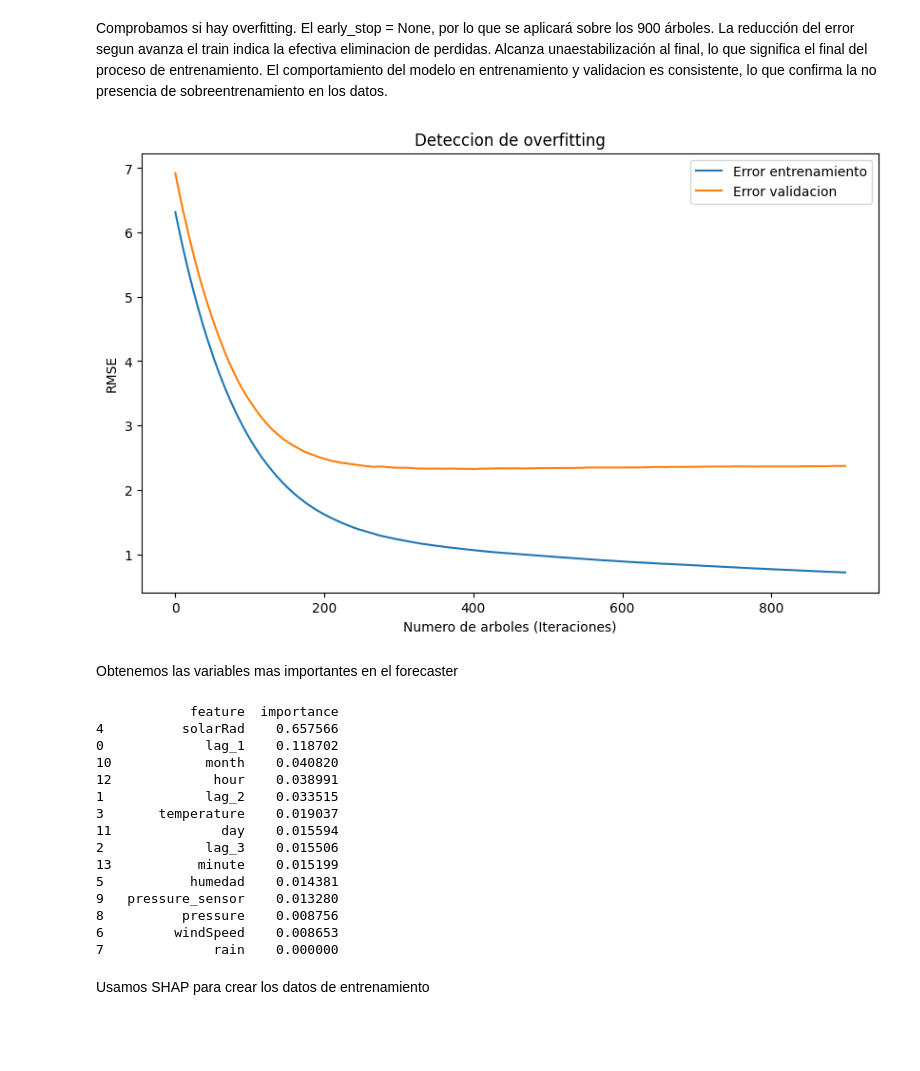
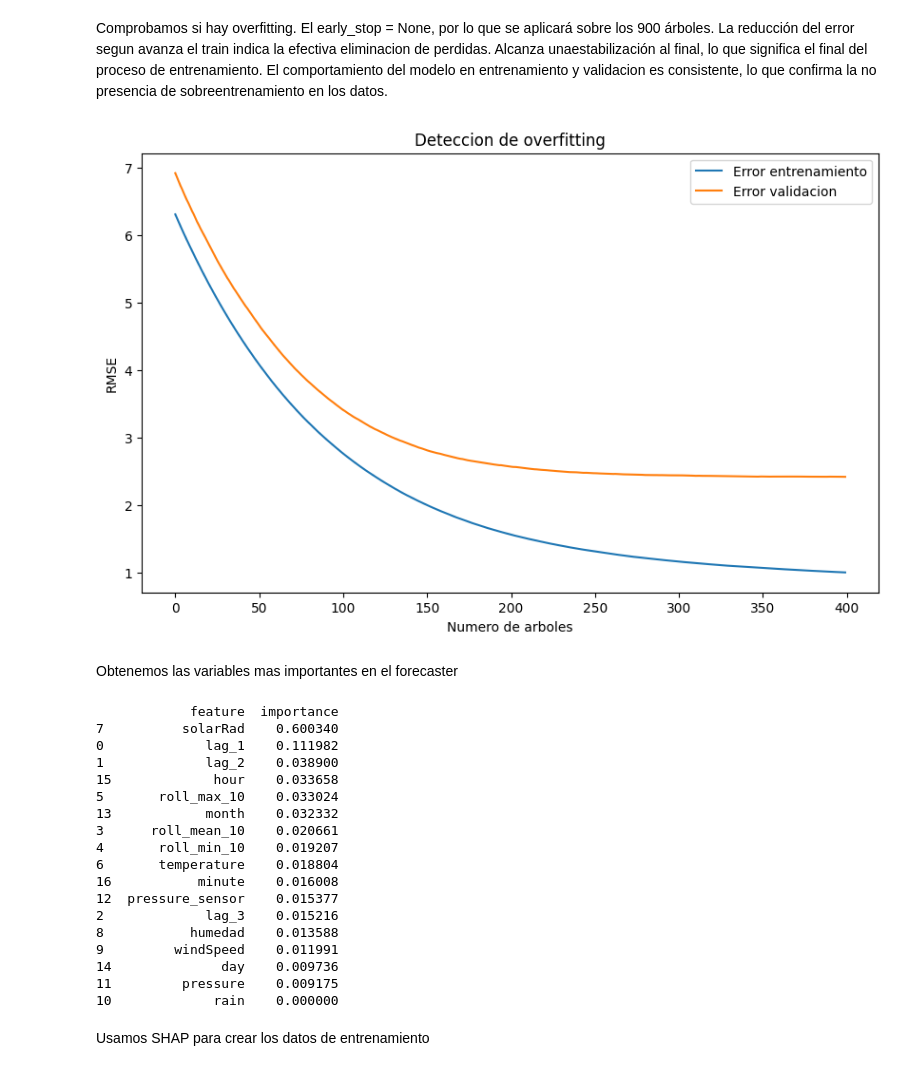
Before and after one commit to GuilleBlancoUC/TFG---IA-DE-PREDICCION-FOTOVOLTAICA, a Jupyter notebook: 3 - Código/ForescastLorca.ipynb, the cells around one changed output. Cells and saved outputs as stored; diff of their text form; code cells hidden in the pictures; blank space fills up the shorter version.

```diff
--- a/3 - Código/ForescastLorca.ipynb
+++ b/3 - Código/ForescastLorca.ipynb
@@ -114,9 +95,15 @@ plt.show()
 # %% [markdown]
 El primer paso es crear el forecaster.
 # %%
+window_features = RollingFeatures(
+                      stats        = ['mean', 'min', 'max'],
+                      window_sizes = [10, 10, 10]
+                  )
+
 forecaster = ForecasterRecursive(
-    estimator = XGBRegressor(learning_rate = 0.01, max_depth = 5, n_estimators = 900, subsample = 0.8),
-    lags = 3
+    estimator = XGBRegressor(learning_rate = 0.01, max_depth = 5, n_estimators = 400, subsample = 0.8),
+    lags = 3,
+    window_features = window_features
 )
 # %% [markdown]
 Entrenamos el forecaster
@@ -125,26 +116,22 @@ forecaster.fit(y=train_scaled['Power_gen'], exog=train_scaled[exogenas])
 # %% [markdown]
 Comprobamos si hay overfitting. El early_stop = None, por lo que se aplicará sobre los 900 árboles. La reducción del error segun avanza el train indica la efectiva eliminacion de perdidas. Alcanza unaestabilización al final, lo que significa el final del proceso de entrenamiento. El comportamiento del modelo en entrenamiento y validacion es consistente, lo que confirma la no presencia de sobreentrenamiento en los datos.
 # %%
-X_train, y_train = forecaster.create_train_X_y(y=train_scaled['Power_gen'], exog=train_scaled[exogenas])
-
-X_test, y_test = forecaster.create_train_X_y(y=test_scaled['Power_gen'], exog=test_scaled[exogenas])
-
 model  = forecaster.estimator
 
 model.fit(X_train, y_train, eval_set=[(X_train, y_train), (X_test, y_test)], verbose = False)
 
 results = model.evals_result()
 
 plt.figure(figsize=(10,6))
 plt.plot(results['validation_0']['rmse'], label='Error entrenamiento')
 plt.plot(results['validation_1']['rmse'], label='Error validacion')
-plt.xlabel('Numero de arboles (Iteraciones)')
+plt.xlabel('Numero de arboles')
 plt.ylabel('RMSE')
 plt.title('Deteccion de overfitting')
 plt.legend()
 plt.show()
 # %% [output]
-[figure, old version]
+[figure, new version]
 # %% [markdown]
 Obtenemos las variables mas importantes en el forecaster
 # %%
@@ -152,20 +139,23 @@ importancia = forecaster.get_feature_importances()
 print(importancia)
 # %% [output]
             feature  importance
-4          solarRad    0.657566
-0             lag_1    0.118702
-10            month    0.040820
-12             hour    0.038991
-1             lag_2    0.033515
-3       temperature    0.019037
-11              day    0.015594
-2             lag_3    0.015506
-13           minute    0.015199
-5           humedad    0.014381
-9   pressure_sensor    0.013280
-8          pressure    0.008756
-6         windSpeed    0.008653
-7              rain    0.000000
+7          solarRad    0.600340
+0             lag_1    0.111982
+1             lag_2    0.038900
+15             hour    0.033658
+5       roll_max_10    0.033024
+13            month    0.032332
+3      roll_mean_10    0.020661
+4       roll_min_10    0.019207
+6       temperature    0.018804
+16           minute    0.016008
+12  pressure_sensor    0.015377
+2             lag_3    0.015216
+8           humedad    0.013588
+9         windSpeed    0.011991
+14              day    0.009736
+11         pressure    0.009175
+10             rain    0.000000
 # %% [markdown]
 Usamos SHAP para crear los datos de entrenamiento
 # %%
```
Also changed, not shown: parts of 17 cells of this notebook, 28 other files.
